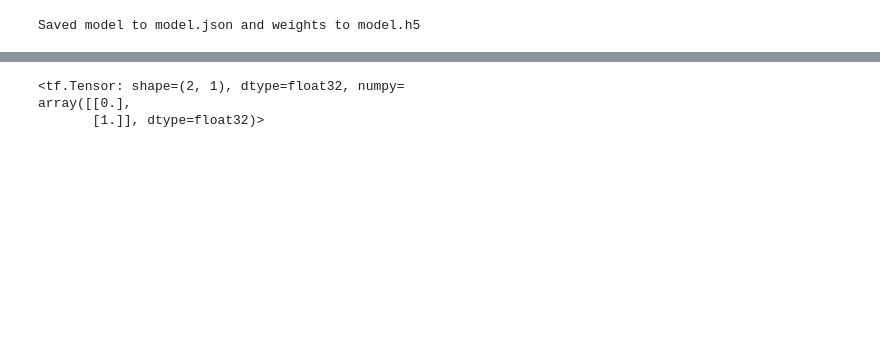
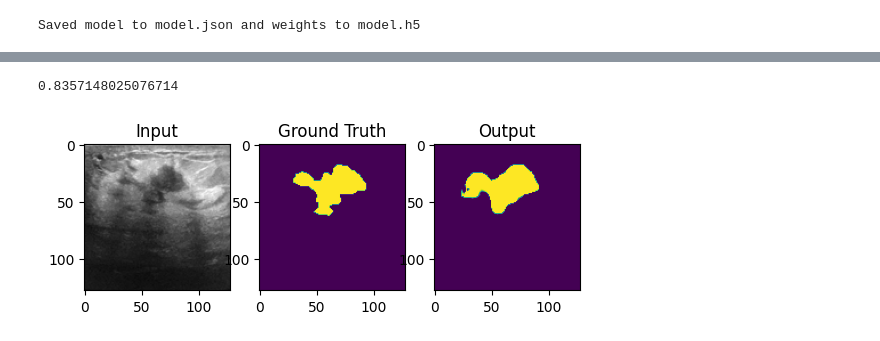
Before and after one commit to AaronDinesh/4C16, a Jupyter notebook: lab-06/Lab 6.ipynb, the cells around one changed output, grey strips where cells are left out. Saved outputs shown, nothing was run; the diff lists cells and outputs as text; code cells hidden in the pictures; blank space fills up the shorter version.

```diff
--- a/lab-06/Lab 6.ipynb
+++ b/lab-06/Lab 6.ipynb
@@ -585,20 +864,6 @@ print("Loaded model from disk")
 
 model.compile(loss='binary_crossentropy', optimizer='adam', metrics=['accuracy'])
 
-
-segXTrain, segXTest, segYTrain, segYTest = train_test_split(dInputsSeg, dOutputsSeg, test_size=0.2)
 prediction = model.predict(segXTest)
-
-SAMPLE = 43
-
-fig, axs = plt.subplots(1, 3)
-axs[0].imshow(segXTest[SAMPLE])
-axs[0].title.set_text('Input')
-axs[1].imshow(segYTest[SAMPLE], cmap='gray')
-axs[1].title.set_text('Ground Truth')
-axs[2].imshow(prediction[SAMPLE], cmap='gray')
-axs[2].title.set_text('Output')
-plt.subplots_adjust(top=1.1)
-plt.show()
 # %% [output]
 Loaded model from disk
@@ -607,14 +871,27 @@ Loaded model from disk
-# %%
-x = np.array([[0.4],[0.7]])
-
-model = tf.keras.Sequential([
-    tf.keras.layers.Dense(1, kernel_initializer=tf.initializers.Ones, activation=lambda x: tf.cast(x>0.5, dtype=tf.float32)),
-])
-
-model.build(input_shape=x.shape)
-
-model(x)
-# %% [output]
-<tf.Tensor: shape=(2, 1), dtype=float32, numpy=
-array([[0.],
-       [1.]], dtype=float32)>
+# %%
+SAMPLE = 5
+
+precision = keras.metrics.Precision()
+
+precision.update_state(segYTest, prediction)
+num_precision = precision.result().numpy()
+
+recall = keras.metrics.Recall()
+recall.update_state(segYTest, prediction)
+num_recall = recall.result().numpy()
+
+print(2/((1/num_precision)+(1/num_recall)))
+
+
+fig, axs = plt.subplots(1, 3)
+axs[0].imshow(segXTest[SAMPLE])
+axs[0].title.set_text('Input')
+axs[1].imshow(segYTest[SAMPLE])
+axs[1].title.set_text('Ground Truth')
+axs[2].imshow(prediction[SAMPLE])
+axs[2].title.set_text('Output')
+plt.subplots_adjust(top=1.1)
+plt.show()
+# %% [output]
+0.8357148025076714
+[figure, added]
```
Also changed, not shown: parts of 26 cells of this notebook, 35 other files.
